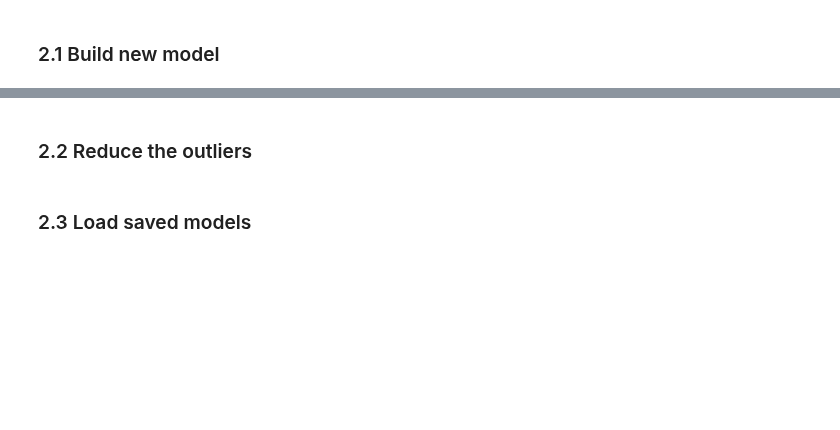
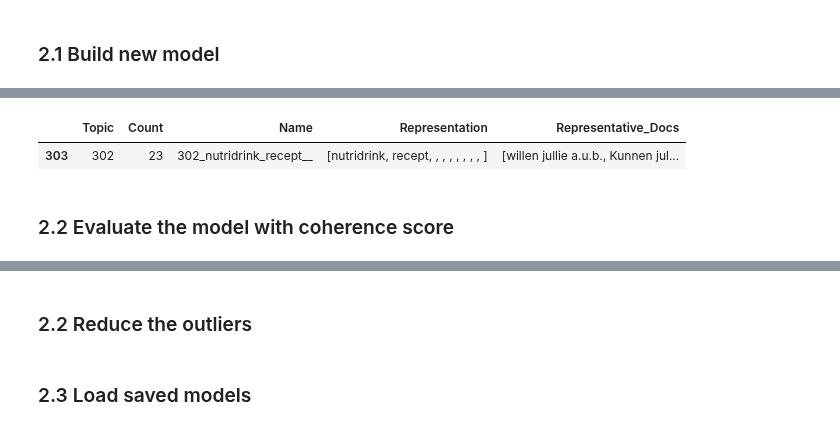
Before and after one commit to MaastrichtU-CDS/MyIBDcoachNLP, a Jupyter notebook: notebooks/analysis_of_sentences/bertje_ECCO.ipynb, the cells around one changed output, grey strips where cells are left out. Drawn from its saved outputs; the diff is of its cells as text; code cells hidden in the pictures; blank space fills up the shorter version.

```diff
--- a/notebooks/analysis_of_sentences/bertje_ECCO.ipynb
+++ b/notebooks/analysis_of_sentences/bertje_ECCO.ipynb
@@ -138,4 +136,4 @@ def build_bertopic(embedding_model, umap_model, cluster_model, vectorizer_model,
 # %%
 from bertopic import BERTopic
 # build new topic model
-topic_model = build_bertopic(embedding_model=embedding_model, umap_model=umap_model, cluster_model=hdb_model, vectorizer_model=vectorizer_model)
+topic_model = build_bertopic(embedding_model=embedding_model, umap_model=umap_model, cluster_model=hdb_model, vectorizer_model=vectorizer_model, sentences=sentences, embeddings=embeddings)
@@ -142,3 +147,11 @@ topic_model = build_bertopic(embedding_model=embedding_model, umap_model=umap_mo
+# %%
+topic_info = topic_model.get_topic_info()
+topic_info[topic_info["Representation"].astype(str).str.contains("nutridrink")]
+# %% [output]
+|  | Topic | Count | Name | Representation | Representative_Docs |
+| 303 | 302 | 23 | 302_nutridrink_recept__ | [nutridrink, recept, , , , , , , , ] | [willen jullie a.u.b., Kunnen jul... |
 # %%
 # examine the topics of the newly built model
 topic_model.get_topic_info()
+# %% [markdown]
+### 2.2 Evaluate the model with coherence score
```
Also changed, not shown: parts of 17 cells of this notebook, 2 other files.
